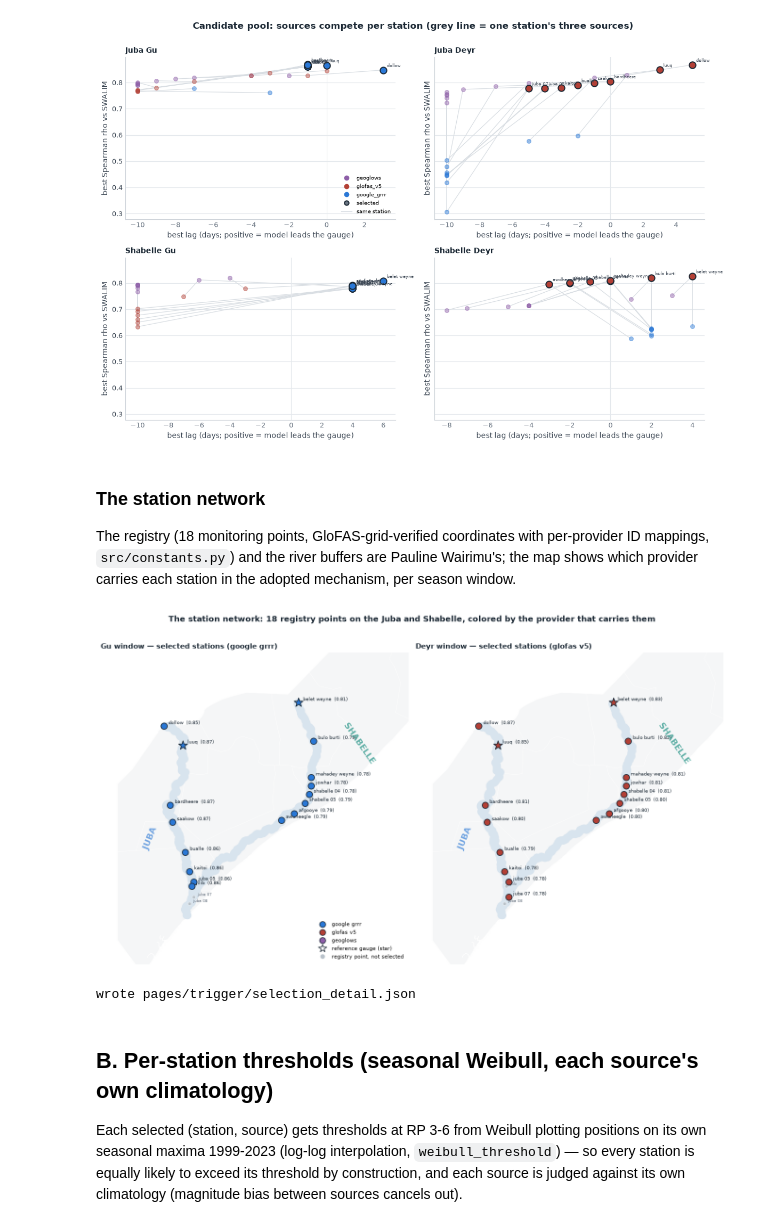
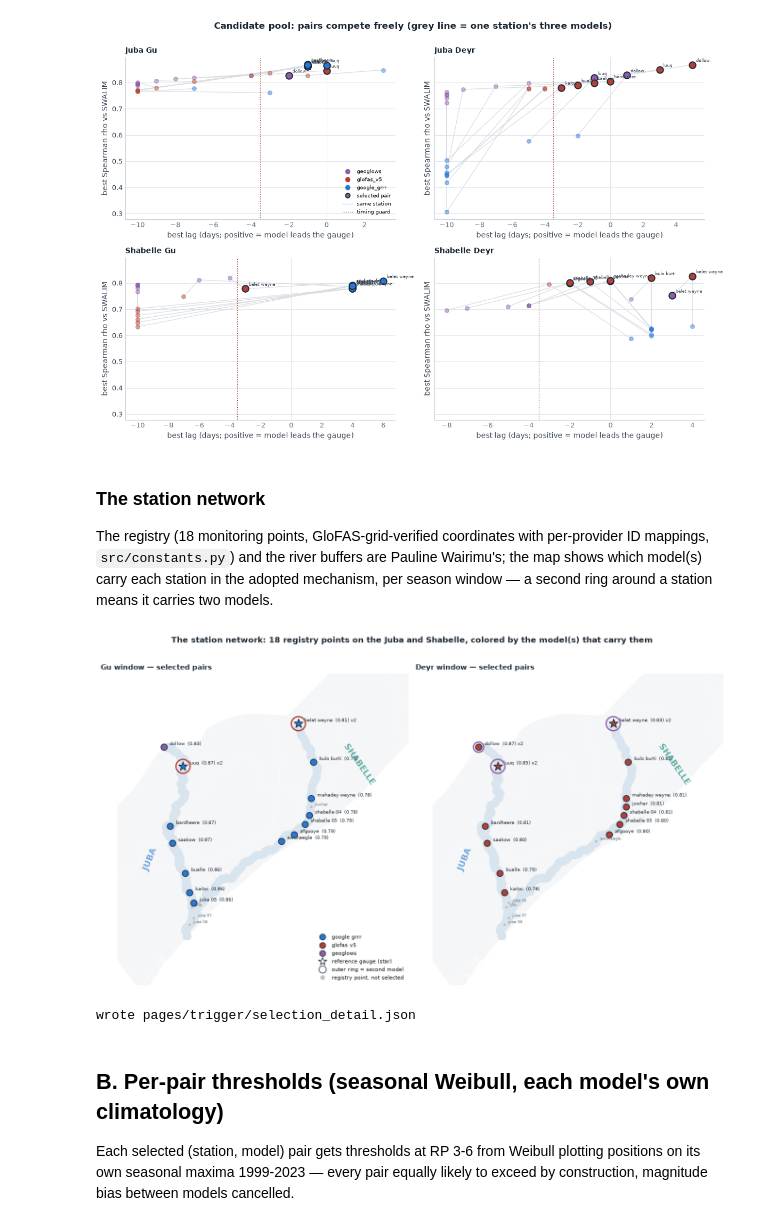
Before and after one commit to OCHA-DAP/ds-aa-som-floods, a Jupyter notebook: analysis/11_multisource_trigger.ipynb, the cells around one changed output. Drawn from its saved outputs; the diff is of its cells as text; code cells hidden in the pictures.

```diff
--- a/analysis/11_multisource_trigger.ipynb
+++ b/analysis/11_multisource_trigger.ipynb
@@ -164,14 +213,10 @@ GEOGloWS selected anywhere: False - it ties GRRR on rho in Shabelle Gu but trail
 # %%
-# Selection figure: dots of the SAME station are connected by a light line, so
-# the one-source-per-station rule is visible — sources compete within a
-# station, never across stations. The selected (station, source) is ring-marked.
 fig, axes = plt.subplots(2, 2, figsize=(12, 8), sharey=True)
-combos_fig = [("juba", "gu"), ("juba", "deyr"), ("shabelle", "gu"), ("shabelle", "deyr")]
-for ax, (river, season) in zip(axes.ravel(), combos_fig):
+combos = [("juba", "gu"), ("juba", "deyr"), ("shabelle", "gu"), ("shabelle", "deyr")]
+for ax, (river, season) in zip(axes.ravel(), combos):
     sub = corr[(corr.benchmark == "swalim") & (corr.river == river) & (corr.season == season)]
     chosen = sel[(sel.river == river) & (sel.season == season)]
     keys = set(zip(chosen.station, chosen.source))
-    # connect the (up to) three source dots per station
     for stn, g in sub.groupby("station"):
         g = g.sort_values("best_lag")
         ax.plot(g.best_lag, g.best_rho, color="#D9DEE3", lw=0.9, zorder=1)
@@ -187,6 +232,7 @@ for ax, (river, season) in zip(axes.ravel(), combos_fig):
                     textcoords="offset points", xytext=(5, 4), fontsize=5.8,
                     color=BODY, zorder=5)
     ax.axvline(0, color=GRID, lw=0.8)
+    ax.axvline(LAG_GUARD - 0.5, color="#B34036", lw=0.9, ls=":")
     ax.set_title(f"{river.capitalize()} {season.capitalize()}", fontsize=10)
     ax.set_xlabel("best lag (days; positive = model leads the gauge)")
     ax.set_ylabel("best Spearman rho vs SWALIM")
@@ -194,23 +240,25 @@ for ax, (river, season) in zip(axes.ravel(), combos_fig):
 handles = [plt.Line2D([], [], color=SOURCE_COLORS[s], marker="o", ls="", label=s)
            for s in SOURCES] + [
     plt.Line2D([], [], color=FAINT, marker="o", ls="", markeredgecolor=INK,
-               markeredgewidth=1.4, label="selected"),
+               markeredgewidth=1.4, label="selected pair"),
     plt.Line2D([], [], color="#D9DEE3", lw=1, label="same station"),
+    plt.Line2D([], [], color="#B34036", lw=1, ls=":", label="timing guard"),
 ]
-axes.ravel()[0].legend(handles=handles, fontsize=7.5, loc="lower right")
-fig.suptitle("Candidate pool: sources compete per station (grey line = one station's three sources)",
+axes.ravel()[0].legend(handles=handles, fontsize=7, loc="lower right")
+fig.suptitle("Candidate pool: pairs compete freely (grey line = one station's three models)",
              fontweight="bold", color=INK, fontsize=12, y=1.0)
 plt.tight_layout()
 save_fig(fig, "a_selection")
 # %% [output]
-[figure, old version]
+[figure, new version]
 # %% [markdown]
 ### The station network
 
 The registry (18 monitoring points, GloFAS-grid-verified coordinates with
 per-provider ID mappings, `src/constants.py`) and the river buffers are
-Pauline Wairimu's; the map shows which provider carries each station in the
-adopted mechanism, per season window.
+Pauline Wairimu's; the map shows which model(s) carry each station in the
+adopted mechanism, per season window — a second ring around a station means
+it carries two models.
 # %%
 import os
 import tempfile
@@ -227,50 +275,58 @@ fig, axes = plt.subplots(1, 2, figsize=(13.5, 8.2))
 for ax, season in zip(axes, ["gu", "deyr"]):
     adm1.plot(ax=ax, color="#F5F6F7", edgecolor="white", linewidth=0.6)
     bufs.plot(ax=ax, color="#D8E4EE")
-    chosen = sel[sel.season == season].set_index("station")
+    chosen = sel[sel.season == season]
+    by_stn = {stn: g for stn, g in chosen.groupby("station")}
     for key, st in STATIONS.items():
-        if key in chosen.index:
-            r = chosen.loc[key]
+        if key in by_stn:
+            g = by_stn[key].sort_values("best_rho", ascending=False)
             is_ref = key in ("belet_weyne", "luuq")
+            # primary model = filled marker; a second model = an outer ring
             ax.scatter(st.lon, st.lat, s=200 if is_ref else 90,
                        marker="*" if is_ref else "o",
-                       color=SOURCE_COLORS[r.source], edgecolors=INK,
+                       color=SOURCE_COLORS[g.source.iloc[0]], edgecolors=INK,
                        linewidths=1.1, zorder=6 if is_ref else 5)
-            ax.annotate(f"{key.replace('_', ' ')}  ({r.best_rho:.2f})",
-                        (st.lon, st.lat), textcoords="offset points",
-                        xytext=(7, 3), fontsize=7, color=INK)
+            if len(g) > 1:
+                ax.scatter(st.lon, st.lat, s=460 if is_ref else 240,
+                           marker="o", facecolors="none",
+                           edgecolors=SOURCE_COLORS[g.source.iloc[1]],
+                           linewidths=2.0, zorder=5)
+            label = f"{key.replace('_', ' ')}  ({g.best_rho.iloc[0]:.2f})"
+            if len(g) > 1:
+                label += " x2"
+            ax.annotate(label, (st.lon, st.lat), textcoords="offset points",
+                        xytext=(9, 3), fontsize=7, color=INK)
         else:
             ax.scatter(st.lon, st.lat, s=26, color="#B9C2CA",
                        edgecolors="white", linewidths=0.5, zorder=4)
             ax.annotate(key.replace("_", " "), (st.lon, st.lat),
                         textcoords="offset points", xytext=(6, 2),
                         fontsize=6, color=FAINT)
     ax.text(41.55, 1.30, "JUBA", fontsize=13, fontweight="bold",
             color=C_JUBA, alpha=0.65, rotation=68)
     ax.text(46.25, 3.30, "SHABELLE", fontsize=13, fontweight="bold",
             color=C_SHAB, alpha=0.65, rotation=-55)
-    src_here = sel[sel.season == season].source.unique()
-    ax.set_title(f"{season.capitalize()} window — selected stations "
-                 f"({', '.join(s.replace('_', ' ') for s in src_here)})",
-                 loc="left", fontsize=11)
+    ax.set_title(f"{season.capitalize()} window — selected pairs", loc="left", fontsize=11)
     ax.set_xlim(40.6, 47.8)
     ax.set_ylim(-1.4, 5.9)
     ax.set_axis_off()
 handles = ([plt.Line2D([], [], color=SOURCE_COLORS[s], marker="o", ls="",
                        markersize=9, markeredgecolor=INK, label=s.replace("_", " "))
             for s in ["google_grrr", "glofas_v5", "geoglows"]]
            + [plt.Line2D([], [], color=INK, marker="*", ls="", markersize=13,
                          markerfacecolor="white", label="reference gauge (star)"),
+              plt.Line2D([], [], color=INK, marker="o", ls="", markersize=11,
+                         markerfacecolor="none", label="outer ring = second model"),
               plt.Line2D([], [], color="#B9C2CA", marker="o", ls="", markersize=6,
                          label="registry point, not selected")])
 axes[0].legend(handles=handles, fontsize=8, loc="lower right")
 fig.suptitle("The station network: 18 registry points on the Juba and Shabelle, "
-             "colored by the provider that carries them",
+             "colored by the model(s) that carry them",
              fontweight="bold", color=INK, fontsize=12.5, y=0.98)
 plt.tight_layout()
 save_fig(fig, "map_stations")
 # %% [output]
-[figure, old version]
+[figure, new version]
 # %%
 # per-station selection detail -> pages/trigger/selection_detail.json
 detail = {}
@@ -295,13 +350,11 @@ print("wrote pages/trigger/selection_detail.json")
 # %% [output]
 wrote pages/trigger/selection_detail.json
 # %% [markdown]
-## B. Per-station thresholds (seasonal Weibull, each source's own climatology)
+## B. Per-pair thresholds (seasonal Weibull, each model's own climatology)
 
-Each selected (station, source) gets thresholds at RP 3-6 from Weibull
-plotting positions on its own seasonal maxima 1999-2023 (log-log
-interpolation, `weibull_threshold`) — so every station is equally likely to
-exceed its threshold by construction, and each source is judged against its
-own climatology (magnitude bias between sources cancels out).
+Each selected (station, model) pair gets thresholds at RP 3-6 from Weibull
+plotting positions on its own seasonal maxima 1999-2023 — every pair equally
+likely to exceed by construction, magnitude bias between models cancelled.
 # %%
 daily, th_rows = {}, []
 for _, r in sel.iterrows():
```
Also changed, not shown: parts of 55 cells of this notebook, 13 other files.
